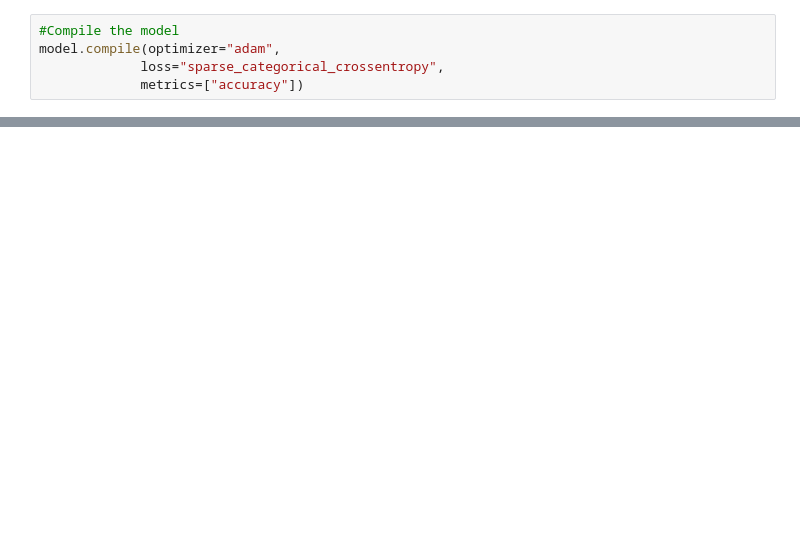
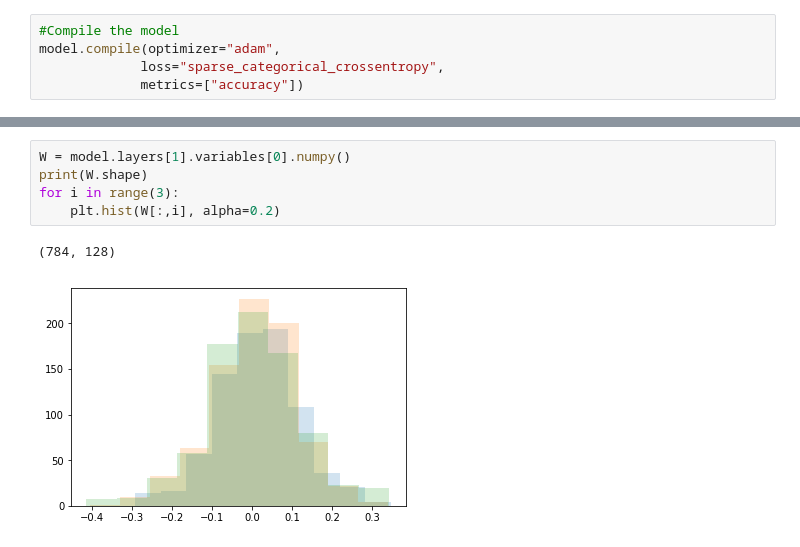
Before and after one commit to tmcclintock/tensorflow_exercises, a Jupyter notebook: Tutorials/Hello TF.ipynb, the cells around one changed output, grey strips where cells are left out. Saved outputs shown, nothing was run; the diff lists cells and outputs as text; blank space fills up the shorter version.

```diff
--- a/Tutorials/Hello TF.ipynb
+++ b/Tutorials/Hello TF.ipynb
@@ -56,0 +121,8 @@ Epoch 5/5
+# %%
+W = model.layers[1].variables[0].numpy()
+print(W.shape)
+for i in range(3):
+    plt.hist(W[:,i], alpha=0.2)
+# %% [output]
+(784, 128)
+[figure, added]
```
Also changed, not shown: parts of 16 cells of this notebook.
